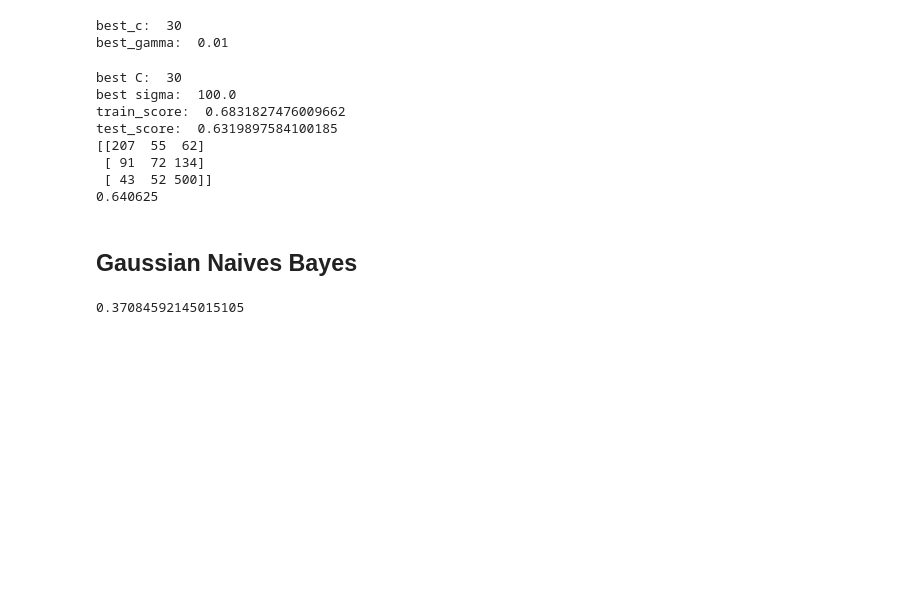
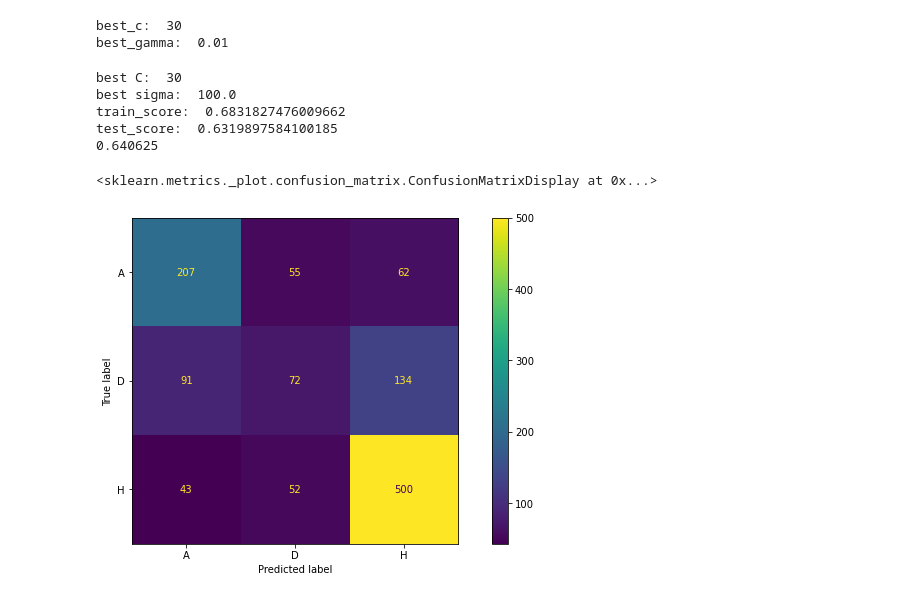
Before and after one commit to Rui-FMF/TAA_1, a Jupyter notebook: football_prediction.ipynb, the cells around one changed output. Cells and saved outputs as stored; diff of their text form; code cells hidden in the pictures; blank space fills up the shorter version.

```diff
--- a/football_prediction.ipynb
+++ b/football_prediction.ipynb
@@ -228,7 +231,7 @@ param_grid = {'C': [0.01, 0.03, 0.1, 0.3, 1, 3, 10, 30],
               'gamma': [0.01, 0.03, 0.1, 0.3, 1, 3, 10, 30],
               'kernel': ['rbf']}
 
-grid = GridSearchCV(SVC(), param_grid, refit = True, verbose = 2, cv=10)
+grid = GridSearchCV(SVC(), param_grid, refit = True, verbose = 1, cv=10)
 
 grid.fit(X, y.ravel())
 
@@ -306,48 +309,37 @@ vals = [0.01, 0.03, 0.1, 0.3, 1, 3, 10, 30]
 #What are the best C and sigma ?
 print("best C: ", best_c) #0.1
 print("best sigma: ", 1/best_gamma) #30.0
 
 #Build an SVM classifier with the best C and gamma and get classifier score of about 95% ?
 classifier = SVC(kernel="rbf", C=30, gamma=0.01)
 
 # cross validation
 score = cross_validate(classifier, X, y.ravel(), cv=10, return_train_score=True)
 
 # Because the train and test score are both very low, the model suffers from underfitting
 print("train_score: ", np.mean(score['train_score'])) #0.4631578947368421
 print("test_score: ", np.mean(score['test_score'])) #0.4631578947368421
 
 classifier.fit(X,y.ravel())
 
 # training accuarcy
 #print(classifier.score(X,y))
 
 
 #test accuarcy
 svm_predictions = classifier.predict(X_test)
 
-print(confusion_matrix(y_test,svm_predictions))
+cm = confusion_matrix(y_test,svm_predictions)
+
 print(accuracy_score(y_test,svm_predictions))
+
+disp = ConfusionMatrixDisplay(confusion_matrix=cm, display_labels=classifier.classes_)
+disp.plot()
 # %% [output]
 best C:  30
 best sigma:  100.0
 train_score:  0.6831827476009662
 test_score:  0.6319897584100185
-[[207  55  62]
- [ 91  72 134]
- [ 43  52 500]]
 0.640625
+<sklearn.metrics._plot.confusion_matrix.ConfusionMatrixDisplay at 0x...>
+[figure, added]
-# %% [markdown]
-## Gaussian Naives Bayes
-# %%
-gnb = GaussianNB()
-
-gnb.fit(X,y.ravel())
-
-
-gnb_predictions = gnb.predict(X_test)
-
-
-print(accuracy_score(y_test,gnb_predictions))
-# %% [output]
-0.37084592145015105
```
Also changed, not shown: parts of 4 cells of this notebook.
